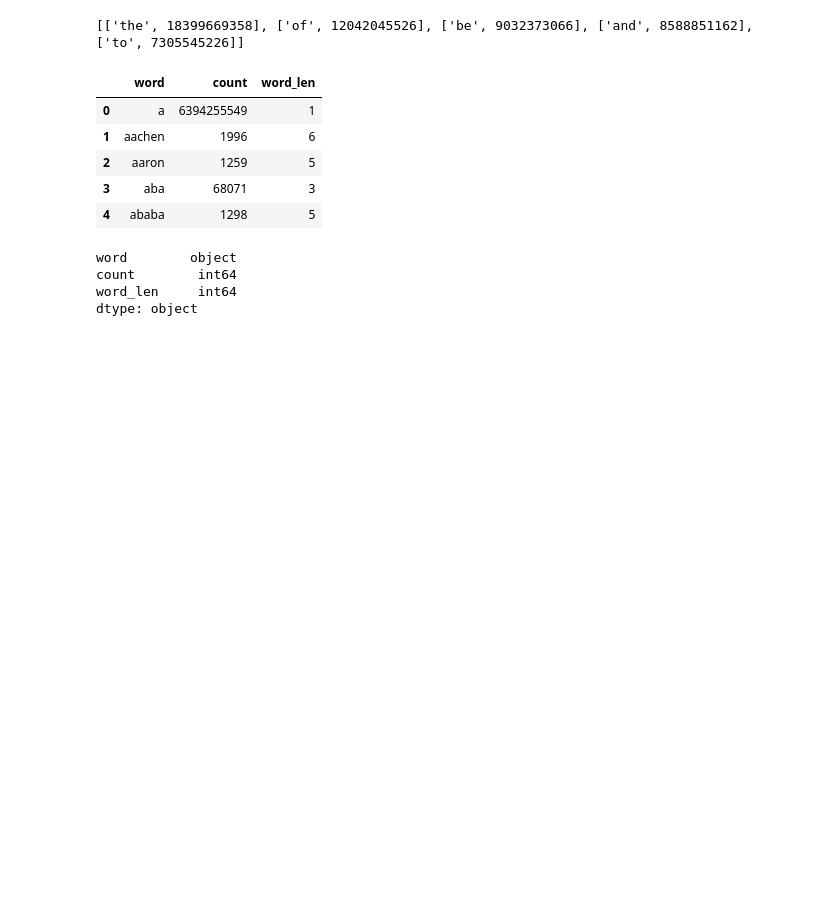
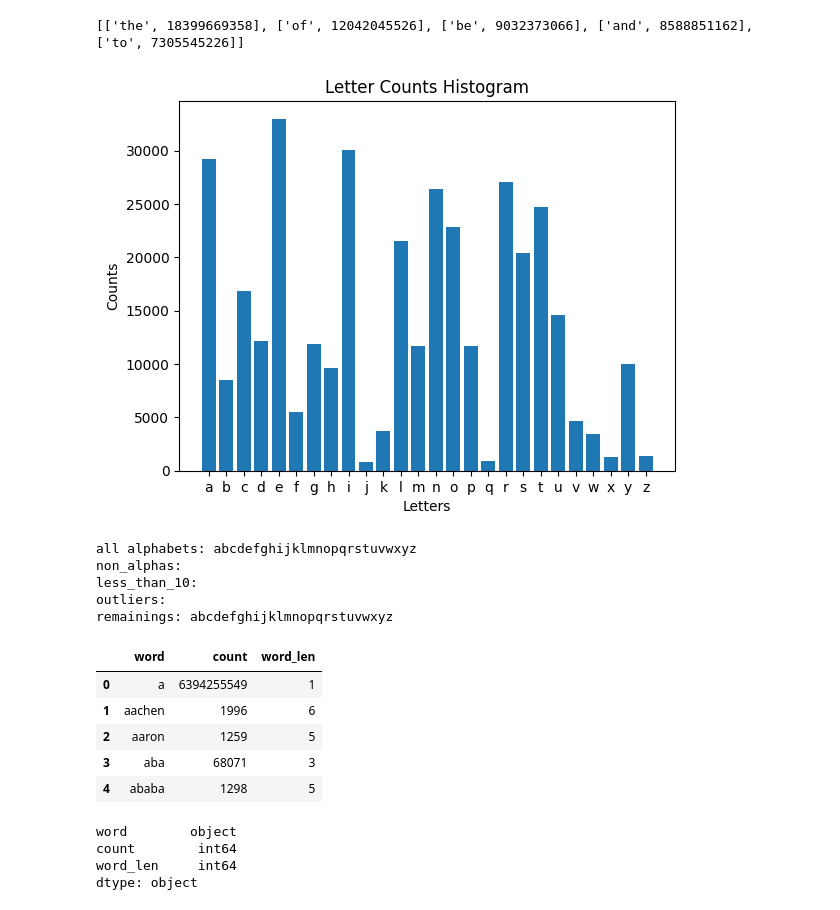
Before and after one commit to KaFaiFai/analyze_word, a Jupyter notebook: analyze_words_en.ipynb, the cells around one changed output. Saved outputs shown, nothing was run; the diff lists cells and outputs as text; code cells hidden in the pictures; blank space fills up the shorter version.

```diff
--- a/analyze_words_en.ipynb
+++ b/analyze_words_en.ipynb
@@ -12,4 +14,16 @@ with open(r"word_list\english\frequency_list.txt", encoding="utf-8") as file:
 print(word_list[:5])
 # %% [output]
 [['the', 18399669358], ['of', 12042045526], ['be', 9032373066], ['and', 8588851162], ['to', 7305545226]]
+# %%
+df = pd.DataFrame(word_list)
+df.columns = ["word", "count"]
+common.plot_count_graph(df)
+common.analyze_alphabets(df)
+# %% [output]
+[figure, added]
+all alphabets: abcdefghijklmnopqrstuvwxyz
+non_alphas:
+less_than_10:
+outliers:
+remainings: abcdefghijklmnopqrstuvwxyz
 # %%
```
Also changed, not shown: parts of 2 cells of this notebook, 8 other files.
